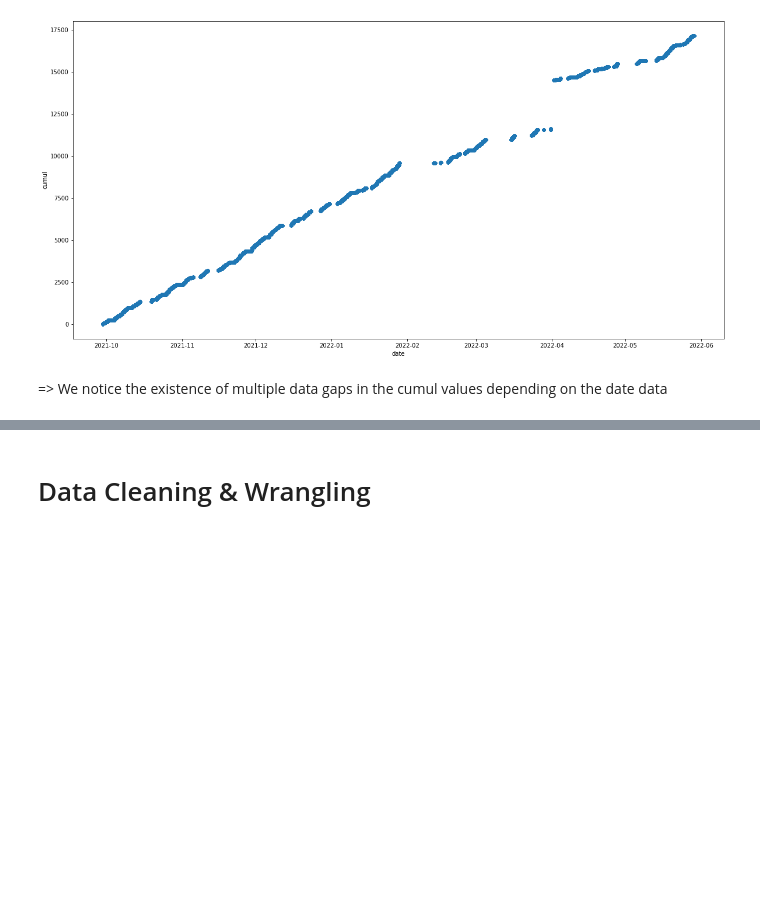
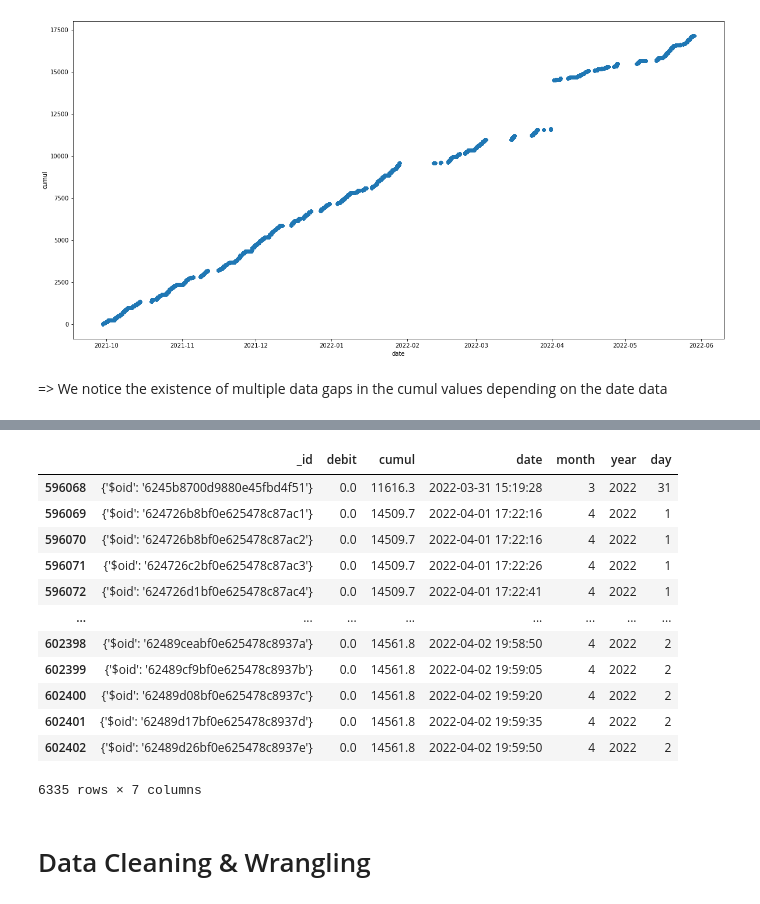
Before and after one commit to Cyrine-afk/Water-Consumption, a Jupyter notebook: Water DB.ipynb, the cells around one changed output, grey strips where cells are left out. Cells and saved outputs as stored; diff of their text form; code cells hidden in the pictures; blank space fills up the shorter version.

```diff
--- a/Water DB.ipynb
+++ b/Water DB.ipynb
@@ -238,3 +258,19 @@ water_json_subset[['cumul','date']].plot(kind='scatter', x='date', y='cumul', fi
+# %%
+cumul_g
+# %% [output]
+|  | _id | debit | cumul | date | month | year | day |
+| 596068 | {'$oid': '6245b8700d9880e45fbd4f51'} | 0.0 | 11616.3 | 2022-03-31 15:19:28 | 3 | 2022 | 31 |
+| 596069 | {'$oid': '624726b8bf0e625478c87ac1'} | 0.0 | 14509.7 | 2022-04-01 17:22:16 | 4 | 2022 | 1 |
+| 596070 | {'$oid': '624726b8bf0e625478c87ac2'} | 0.0 | 14509.7 | 2022-04-01 17:22:16 | 4 | 2022 | 1 |
+| 596071 | {'$oid': '624726c2bf0e625478c87ac3'} | 0.0 | 14509.7 | 2022-04-01 17:22:26 | 4 | 2022 | 1 |
+| 596072 | {'$oid': '624726d1bf0e625478c87ac4'} | 0.0 | 14509.7 | 2022-04-01 17:22:41 | 4 | 2022 | 1 |
+| ... | ... | ... | ... | ... | ... | ... | ... |
+| 602398 | {'$oid': '62489ceabf0e625478c8937a'} | 0.0 | 14561.8 | 2022-04-02 19:58:50 | 4 | 2022 | 2 |
+| 602399 | {'$oid': '62489cf9bf0e625478c8937b'} | 0.0 | 14561.8 | 2022-04-02 19:59:05 | 4 | 2022 | 2 |
+| 602400 | {'$oid': '62489d08bf0e625478c8937c'} | 0.0 | 14561.8 | 2022-04-02 19:59:20 | 4 | 2022 | 2 |
+| 602401 | {'$oid': '62489d17bf0e625478c8937d'} | 0.0 | 14561.8 | 2022-04-02 19:59:35 | 4 | 2022 | 2 |
+| 602402 | {'$oid': '62489d26bf0e625478c8937e'} | 0.0 | 14561.8 | 2022-04-02 19:59:50 | 4 | 2022 | 2 |
+6335 rows × 7 columns
 # %% [markdown]
 # Data Cleaning & Wrangling
 # %% [markdown]
```
Also changed, not shown: parts of 1 cell of this notebook.
